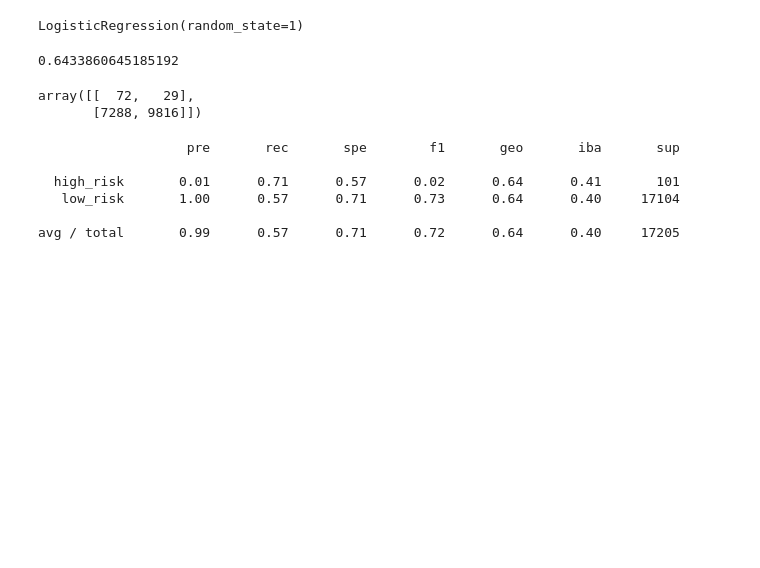
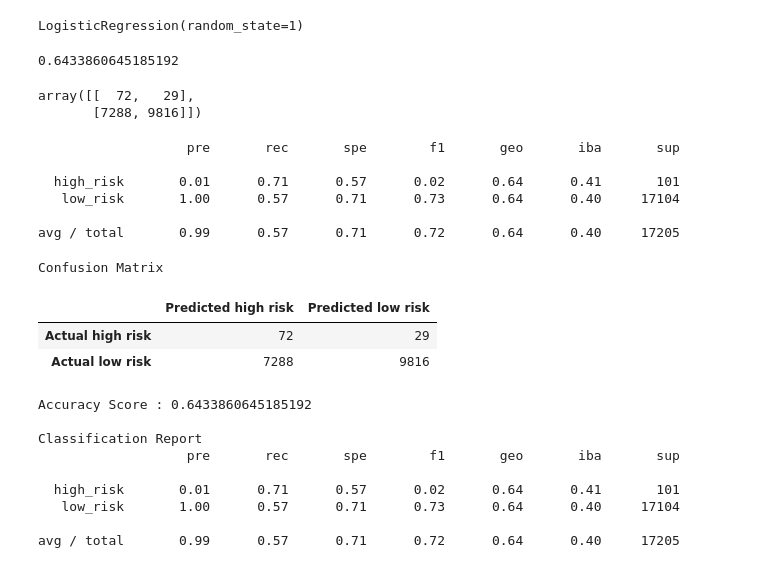
Before and after one commit to BLTerrell/Credit_Risk_Analysis, a Jupyter notebook: Module-17-Challenge-Resources/credit_risk_resampling.ipynb, the cells around one changed output. Cells and saved outputs as stored; diff of their text form; code cells hidden in the pictures; blank space fills up the shorter version.

```diff
--- a/Module-17-Challenge-Resources/credit_risk_resampling.ipynb
+++ b/Module-17-Challenge-Resources/credit_risk_resampling.ipynb
@@ -346,3 +421,28 @@ print(classification_report_imbalanced(y_test, y_pred_combo))
    low_risk       1.00      0.57      0.71      0.73      0.64      0.40     17104
 
 avg / total       0.99      0.57      0.71      0.72      0.64      0.40     17205
+# %%
+cm_combo = confusion_matrix(y_test, y_pred_combo)
+
+# Create a DataFrame from the confusion matrix.
+cm_combo_df = pd.DataFrame(cm_combo, index=["Actual high risk", "Actual low risk"], columns=["Predicted high risk", "Predicted low risk"])
+
+print("Confusion Matrix")
+display(cm_combo_df)
+print(f"Accuracy Score : {balanced_accuracy_score(y_test, y_pred_combo)}")
+print("\nClassification Report")
+print(classification_report_imbalanced(y_test, y_pred_combo))
+# %% [output]
+Confusion Matrix
+|  | Predicted high risk | Predicted low risk |
+| Actual high risk | 72 | 29 |
+| Actual low risk | 7288 | 9816 |
+Accuracy Score : 0.6433860645185192
+
+Classification Report
+                   pre       rec       spe        f1       geo       iba       sup
+
+  high_risk       0.01      0.71      0.57      0.02      0.64      0.41       101
+   low_risk       1.00      0.57      0.71      0.73      0.64      0.40     17104
+
+avg / total       0.99      0.57      0.71      0.72      0.64      0.40     17205
```
Also changed, not shown: parts of 4 cells of this notebook, 13 other files.
